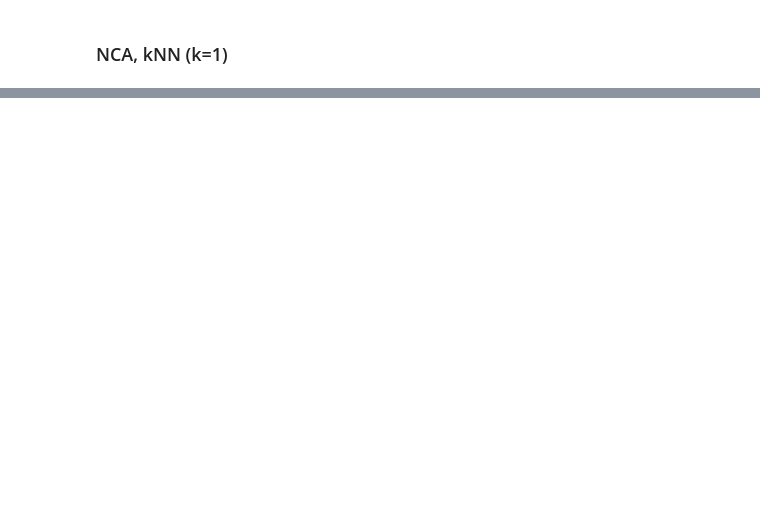
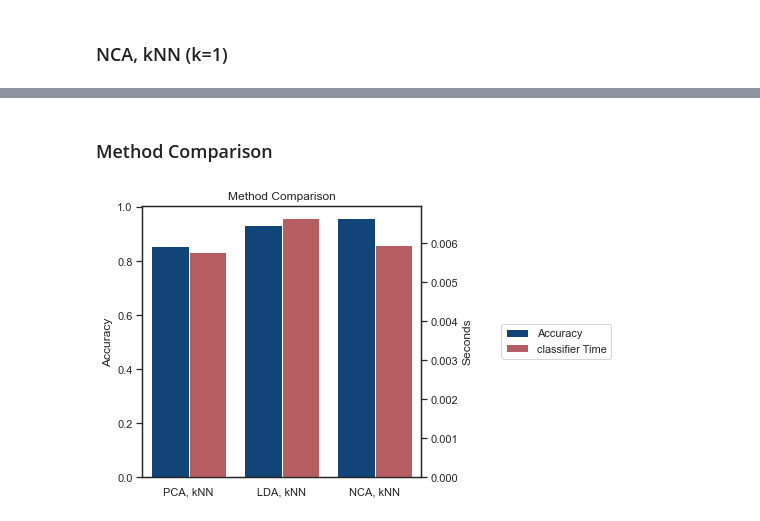
Before and after one commit to minercode625/Archive, a Jupyter notebook: ML/NCA/002_PCA_LDA_NCA_kNN_Comparison.ipynb, the cells around one changed output, grey strips where cells are left out. Drawn from its saved outputs; the diff is of its cells as text; code cells hidden in the pictures; blank space fills up the shorter version.

```diff
--- a/ML/NCA/002_PCA_LDA_NCA_kNN_Comparison.ipynb
+++ b/ML/NCA/002_PCA_LDA_NCA_kNN_Comparison.ipynb
@@ -88,0 +167,54 @@ plt.show()
+# %% [markdown]
+### Method Comparison
+# %%
+df_stack = pd.DataFrame(dict(
+    score = [comparison_acc[0], comparison_acc[1], comparison_acc[2]],
+    classifier = [comparison_time[0], comparison_time[1], comparison_time[2]]
+))
+
+sns.set(style="white", rc={"lines.linewidth": 3})
+
+fig, ax1 = plt.subplots(figsize=(5, 5))
+ax2 = ax1.twinx()
+
+sns.barplot(x=["PCA, kNN", "LDA, kNN", "NCA, kNN"],
+            y="score",
+            data=df_stack,
+            label="Accuracy",
+            color='#004488',
+            ax=ax1)
+
+sns.barplot(x=["PCA, kNN", "LDA, kNN", "NCA, kNN"],
+            y="classifier",
+            data=df_stack,
+            label="classifier Time",
+            color='r',
+            ax=ax2)
+
+ax1.set_ylabel("Accuracy")
+ax2.set_ylabel("Seconds")
+
+lines_1, labels_1 = ax1.get_legend_handles_labels()
+lines_2, labels_2 = ax2.get_legend_handles_labels()
+
+lines = lines_1 + lines_2
+labels = labels_1 + labels_2
+
+width_scale = 0.5
+
+for bar in ax1.containers[0]:
+    bar.set_width(bar.get_width() * width_scale)
+
+for bar_containers in ax2.containers:
+    for bar in bar_containers:
+        x = bar.get_x()
+        w = bar.get_width()
+        bar.set_x(x + w * (1- width_scale))
+        bar.set_width(w * width_scale)
+
+plt.legend(lines, labels, loc='center right', bbox_to_anchor=(1.7, 0.5))
+plt.title("Method Comparison")
+plt.show()
+sns.set()
+# %% [output]
+[figure, added]
```
Also changed, not shown: parts of 11 cells of this notebook, 3 other files.
